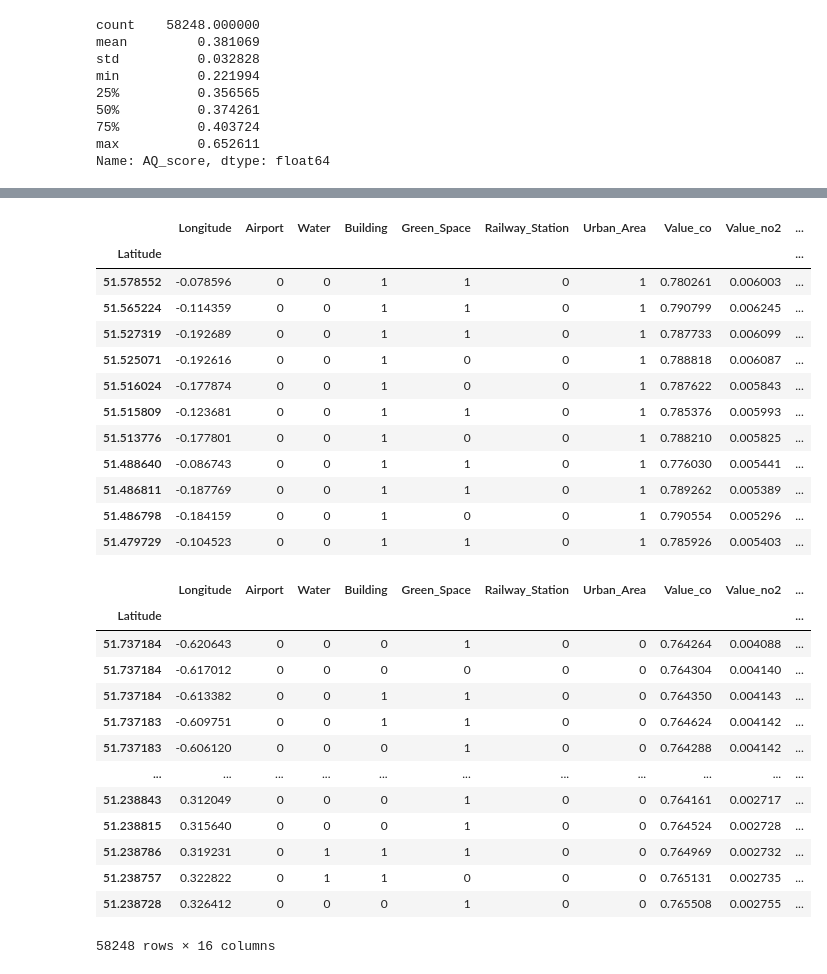
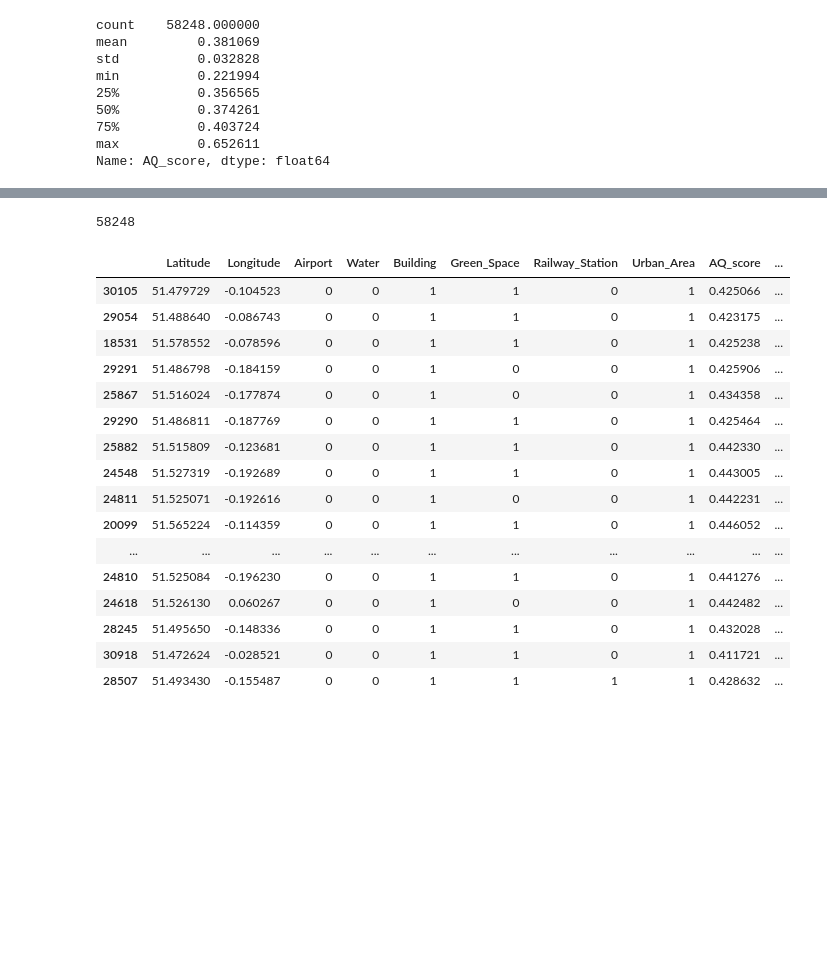
Before and after one commit to KainosSoftwareLtd/ASDI-Hackathon, a Jupyter notebook: Notebooks/test_greenspace_score_function.ipynb, the cells around one changed output, grey strips where cells are left out. Saved outputs shown, nothing was run; the diff lists cells and outputs as text; code cells hidden in the pictures; blank space fills up the shorter version.

Commit message:
update greenspace_score_function

```diff
--- a/Notebooks/test_greenspace_score_function.ipynb
+++ b/Notebooks/test_greenspace_score_function.ipynb
@@ -66 +83,5 @@ max          1.041667
 Name: avg_penalty_reward, dtype: float64
+# %%
+df2 = df.sort_values('Greenspace_score', ascending = False)
+df2 = df2.drop(['Value_co', 'Value_no2', 'Value_o3', 'Value_so2', 'Value_ai'], axis = 1)
+df2
@@ -67,33 +102,24 @@ Name: avg_penalty_reward, dtype: float64
+# %%
+len(df2)
+# %% [output]
+58248
 # %%
-df[df['Greenspace_score'] > 100]
+df2[df2['Greenspace_score'] > 100]
 # %% [output]
-|  | Longitude | Airport | Water | Building | Green_Space | Railway_Station | Urban_Area | Value_co | Value_no2 | ... |
-| Latitude |  |  |  |  |  |  |  |  |  | ... |
-| 51.578552 | -0.078596 | 0 | 0 | 1 | 1 | 0 | 1 | 0.780261 | 0.006003 | ... |
-| 51.565224 | -0.114359 | 0 | 0 | 1 | 1 | 0 | 1 | 0.790799 | 0.006245 | ... |
-| 51.527319 | -0.192689 | 0 | 0 | 1 | 1 | 0 | 1 | 0.787733 | 0.006099 | ... |
-| 51.525071 | -0.192616 | 0 | 0 | 1 | 0 | 0 | 1 | 0.788818 | 0.006087 | ... |
-| 51.516024 | -0.177874 | 0 | 0 | 1 | 0 | 0 | 1 | 0.787622 | 0.005843 | ... |
-| 51.515809 | -0.123681 | 0 | 0 | 1 | 1 | 0 | 1 | 0.785376 | 0.005993 | ... |
-| 51.513776 | -0.177801 | 0 | 0 | 1 | 0 | 0 | 1 | 0.788210 | 0.005825 | ... |
-| 51.488640 | -0.086743 | 0 | 0 | 1 | 1 | 0 | 1 | 0.776030 | 0.005441 | ... |
-| 51.486811 | -0.187769 | 0 | 0 | 1 | 1 | 0 | 1 | 0.789262 | 0.005389 | ... |
-| 51.486798 | -0.184159 | 0 | 0 | 1 | 0 | 0 | 1 | 0.790554 | 0.005296 | ... |
-| 51.479729 | -0.104523 | 0 | 0 | 1 | 1 | 0 | 1 | 0.785926 | 0.005403 | ... |
+|  | Latitude | Longitude | Airport | Water | Building | Green_Space | Railway_Station | Urban_Area | AQ_score | ... |
+| 30105 | 51.479729 | -0.104523 | 0 | 0 | 1 | 1 | 0 | 1 | 0.425066 | ... |
+| 29054 | 51.488640 | -0.086743 | 0 | 0 | 1 | 1 | 0 | 1 | 0.423175 | ... |
+| 18531 | 51.578552 | -0.078596 | 0 | 0 | 1 | 1 | 0 | 1 | 0.425238 | ... |
+| 29291 | 51.486798 | -0.184159 | 0 | 0 | 1 | 0 | 0 | 1 | 0.425906 | ... |
+| 25867 | 51.516024 | -0.177874 | 0 | 0 | 1 | 0 | 0 | 1 | 0.434358 | ... |
+| 29290 | 51.486811 | -0.187769 | 0 | 0 | 1 | 1 | 0 | 1 | 0.425464 | ... |
+| 25882 | 51.515809 | -0.123681 | 0 | 0 | 1 | 1 | 0 | 1 | 0.442330 | ... |
+| 24548 | 51.527319 | -0.192689 | 0 | 0 | 1 | 1 | 0 | 1 | 0.443005 | ... |
+| 24811 | 51.525071 | -0.192616 | 0 | 0 | 1 | 0 | 0 | 1 | 0.442231 | ... |
+| 20099 | 51.565224 | -0.114359 | 0 | 0 | 1 | 1 | 0 | 1 | 0.446052 | ... |
+| ... | ... | ... | ... | ... | ... | ... | ... | ... | ... | ... |
+| 24810 | 51.525084 | -0.196230 | 0 | 0 | 1 | 1 | 0 | 1 | 0.441276 | ... |
+| 24618 | 51.526130 | 0.060267 | 0 | 0 | 1 | 0 | 0 | 1 | 0.442482 | ... |
+| 28245 | 51.495650 | -0.148336 | 0 | 0 | 1 | 1 | 0 | 1 | 0.432028 | ... |
+| 30918 | 51.472624 | -0.028521 | 0 | 0 | 1 | 1 | 0 | 1 | 0.411721 | ... |
+| 28507 | 51.493430 | -0.155487 | 0 | 0 | 1 | 1 | 1 | 1 | 0.428632 | ... |
-# %%
-df
-# %% [output]
-|  | Longitude | Airport | Water | Building | Green_Space | Railway_Station | Urban_Area | Value_co | Value_no2 | ... |
-| Latitude |  |  |  |  |  |  |  |  |  | ... |
-| 51.737184 | -0.620643 | 0 | 0 | 0 | 1 | 0 | 0 | 0.764264 | 0.004088 | ... |
-| 51.737184 | -0.617012 | 0 | 0 | 0 | 0 | 0 | 0 | 0.764304 | 0.004140 | ... |
-| 51.737184 | -0.613382 | 0 | 0 | 1 | 1 | 0 | 0 | 0.764350 | 0.004143 | ... |
-| 51.737183 | -0.609751 | 0 | 0 | 1 | 1 | 0 | 0 | 0.764624 | 0.004142 | ... |
-| 51.737183 | -0.606120 | 0 | 0 | 0 | 1 | 0 | 0 | 0.764288 | 0.004142 | ... |
-| ... | ... | ... | ... | ... | ... | ... | ... | ... | ... | ... |
-| 51.238843 | 0.312049 | 0 | 0 | 0 | 1 | 0 | 0 | 0.764161 | 0.002717 | ... |
-| 51.238815 | 0.315640 | 0 | 0 | 0 | 1 | 0 | 0 | 0.764524 | 0.002728 | ... |
-| 51.238786 | 0.319231 | 0 | 1 | 1 | 1 | 0 | 0 | 0.764969 | 0.002732 | ... |
-| 51.238757 | 0.322822 | 0 | 1 | 1 | 0 | 0 | 0 | 0.765131 | 0.002735 | ... |
-| 51.238728 | 0.326412 | 0 | 0 | 0 | 1 | 0 | 0 | 0.765508 | 0.002755 | ... |
-58248 rows × 16 columns
```
Also changed, not shown: parts of 6 cells of this notebook, 3 other files.
